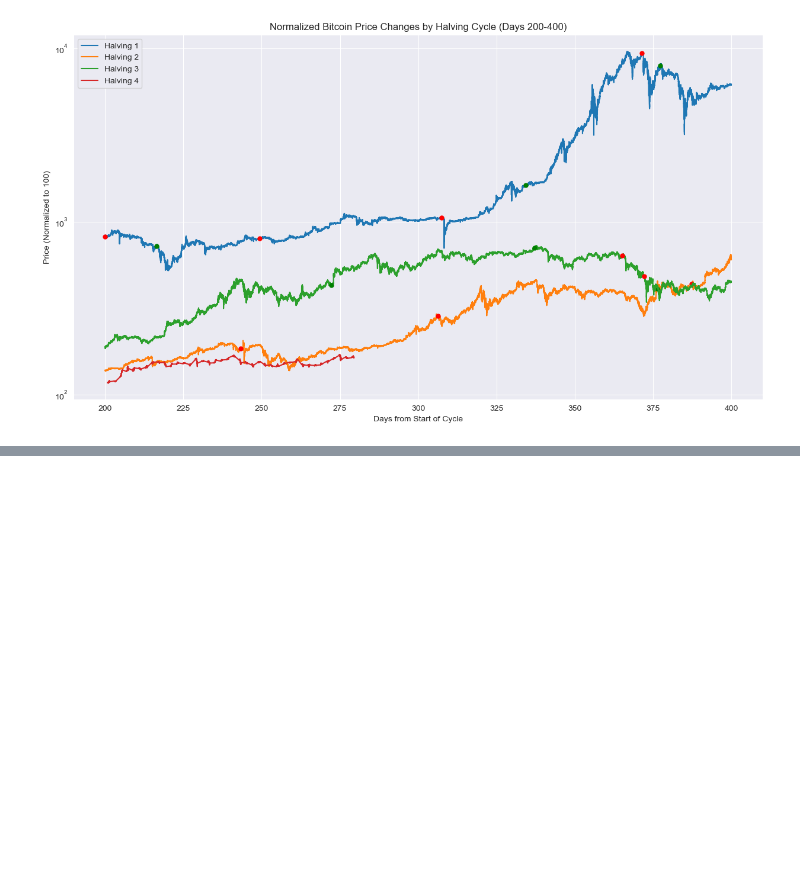
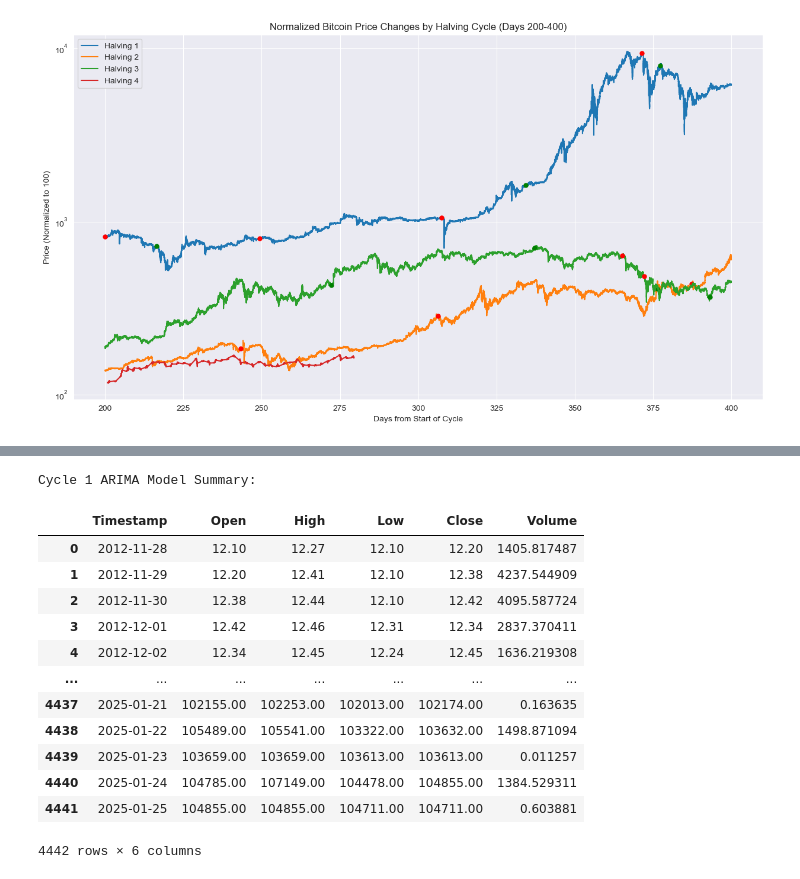
Before and after one commit to ekcm/crypto-historical-patterns, a Jupyter notebook: notebooks/Bitcoin-cycle.ipynb, the cells around one changed output, grey strips where cells are left out. Saved outputs shown, nothing was run; the diff lists cells and outputs as text; code cells hidden in the pictures; blank space fills up the shorter version.

```diff
--- a/notebooks/Bitcoin-cycle.ipynb
+++ b/notebooks/Bitcoin-cycle.ipynb
@@ -551,0 +601,42 @@ plt.show()
+# %%
+import pandas as pd
+from statsmodels.tsa.arima.model import ARIMA
+import matplotlib.pyplot as plt
+
+# halving dates
+halving_dates = [
+    pd.to_datetime('2012-11-28 15:24:37'),
+    pd.to_datetime('2016-07-09 16:46:13'),
+    pd.to_datetime('2020-05-11 19:23:43'),
+    pd.to_datetime('2024-04-20 12:09:27')  # Example date for the fourth cycle
+]
+
+# Add a column for cycle number
+df['Cycle'] = 0
+for i, date in enumerate(halving_dates[:-1]):
+    df.loc[(df['Timestamp'] >= date) & (df['Timestamp'] < halving_dates[i+1]), 'Cycle'] = i + 1
+
+# Analyze each cycle
+for cycle in df['Cycle'].unique():
+    cycle_data = df[df['Cycle'] == cycle].copy()
+    cycle_data.set_index('Timestamp', inplace=True)
+
+    # Fit ARIMA model
+    model = ARIMA(cycle_data['Close'], order=(1, 1, 1))  # Example order, adjust as needed
+    model_fit = model.fit()
+
+    # Print summary
+    print(f"Cycle {cycle} ARIMA Model Summary:")
+    print(model_fit.summary())
+
+    # Plot the results
+    plt.figure(figsize=(10, 6))
+    plt.plot(cycle_data['Close'], label='Actual')
+    plt.plot(model_fit.fittedvalues, color='red', label='Fitted')
+    plt.title(f'Cycle {cycle} - ARIMA Model')
+    plt.xlabel('Date')
+    plt.ylabel('Price (USD)')
+    plt.legend()
+    plt.show()
+# %% [output]
+Cycle 1 ARIMA Model Summary:
@@ -551,0 +645,20 @@ plt.show()
+# %%
+daily_df
+
+print(len(daily_df))
+
+print(len(df))
+# %% [output]
+|  | Timestamp | Open | High | Low | Close | Volume |
+| 0 | 2012-11-28 | 12.10 | 12.27 | 12.10 | 12.20 | 1405.817487 |
+| 1 | 2012-11-29 | 12.20 | 12.41 | 12.10 | 12.38 | 4237.544909 |
+| 2 | 2012-11-30 | 12.38 | 12.44 | 12.10 | 12.42 | 4095.587724 |
+| 3 | 2012-12-01 | 12.42 | 12.46 | 12.31 | 12.34 | 2837.370411 |
+| 4 | 2012-12-02 | 12.34 | 12.45 | 12.24 | 12.45 | 1636.219308 |
+| ... | ... | ... | ... | ... | ... | ... |
+| 4437 | 2025-01-21 | 102155.00 | 102253.00 | 102013.00 | 102174.00 | 0.163635 |
+| 4438 | 2025-01-22 | 105489.00 | 105541.00 | 103322.00 | 103632.00 | 1498.871094 |
+| 4439 | 2025-01-23 | 103659.00 | 103659.00 | 103613.00 | 103613.00 | 0.011257 |
+| 4440 | 2025-01-24 | 104785.00 | 107149.00 | 104478.00 | 104855.00 | 1384.529311 |
+| 4441 | 2025-01-25 | 104855.00 | 104855.00 | 104711.00 | 104711.00 | 0.603881 |
+4442 rows × 6 columns
```
Also changed, not shown: parts of 14 cells of this notebook, 3 other files.
